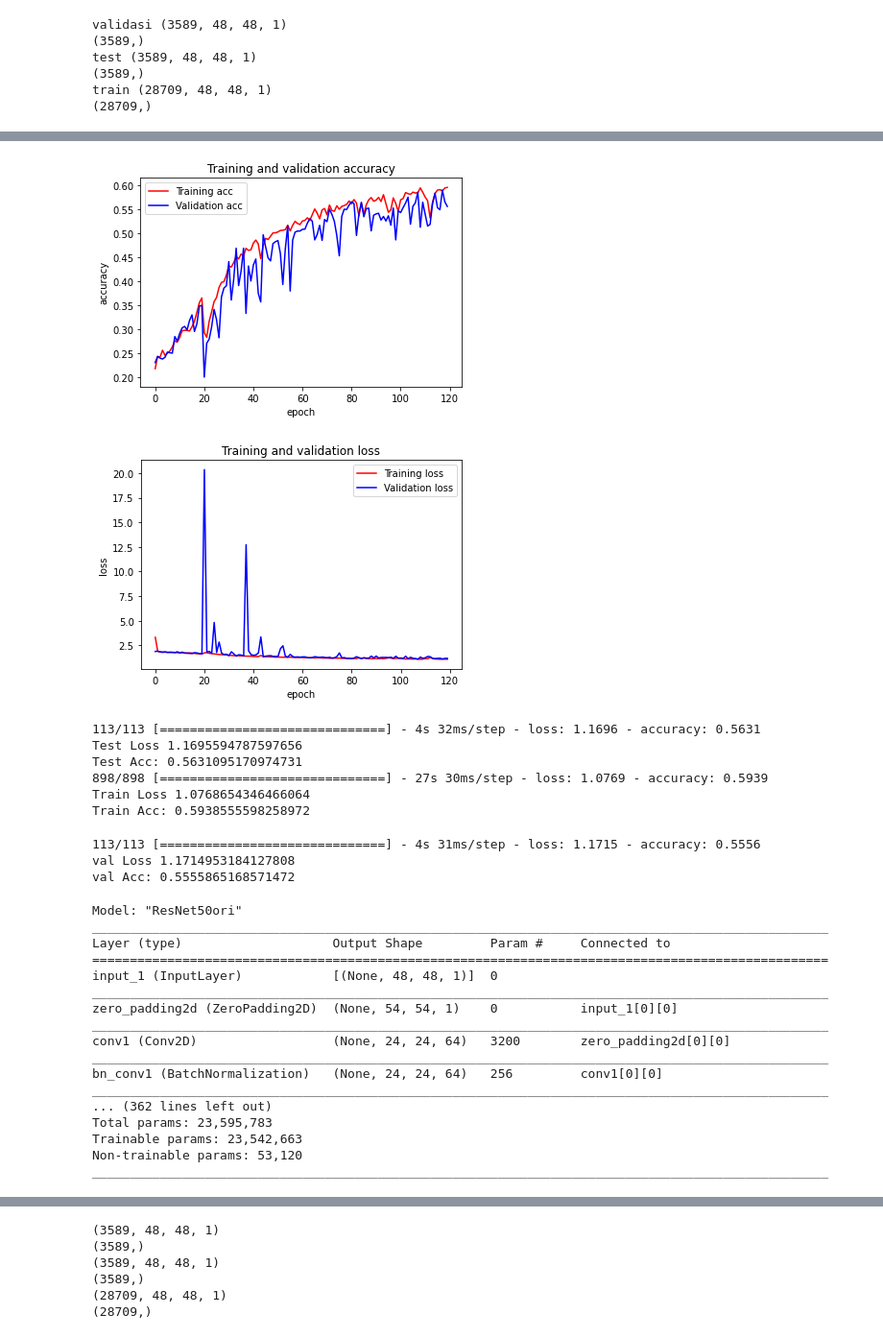
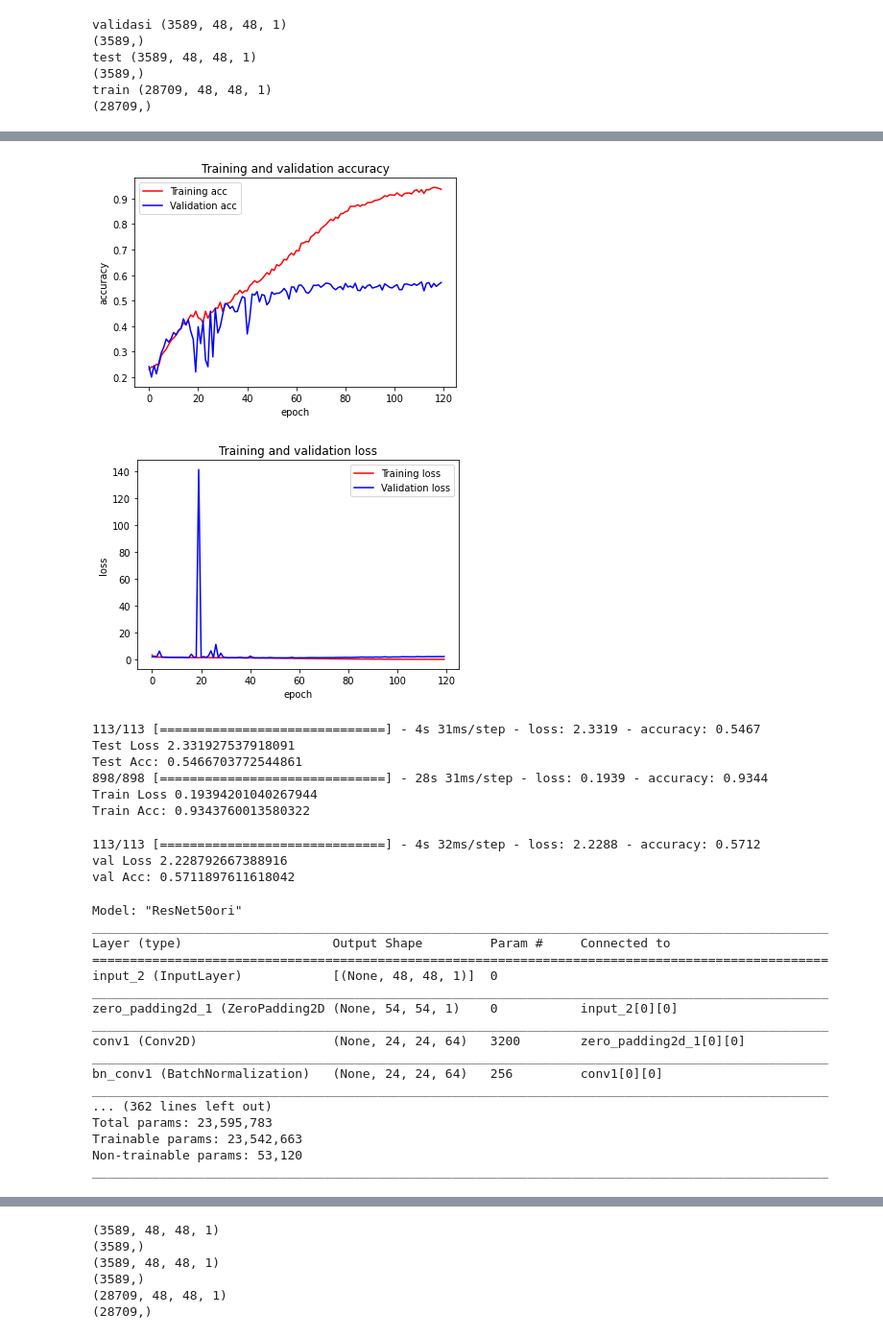
Before and after one commit to senapahlevi/FER2013_Resnet50_WeightNone, a Jupyter notebook: FER2013_Resnet50_weightnone_fixTrainTestVal.ipynb, the cells around one changed output, grey strips where cells are left out. Shown at 96% size. Cells and saved outputs as stored; diff of their text form; code cells hidden in the pictures.

Commit message:
Adam_LR=0.01_BS:128_epochs120_Noaug_resnet50ori_56%_overfitt

```diff
--- a/FER2013_Resnet50_weightnone_fixTrainTestVal.ipynb
+++ b/FER2013_Resnet50_weightnone_fixTrainTestVal.ipynb
@@ -332,13 +332,12 @@ faces, emotions = load_fer2013()
 faces = preprocess_input(faces)
 #xtrain, xtest,ytrain,ytest = train_test_split(faces, emotions,test_size=0.2,shuffle=True)
 #Data Augumentation
-data_generator = ImageDataGenerator(
+"""data_generator = ImageDataGenerator(
                         rotation_range=10,
                         shear_range = 10,
                         width_shift_range=0.1,
                         height_shift_range=0.1,
                         zoom_range=.1,
                         horizontal_flip=True,
-                        )
-"""data_generator = ImageDataGenerator( )
-"""
+                        )"""
+data_generator = ImageDataGenerator( )
@@ -499,31 +496,31 @@ Epoch 120/120
 # %%
 import matplotlib.pyplot as plt
 
-model.save('/content/drive/MyDrive/FER2013KaggleOri/fer2013/Resnet50Scracth/scratchcheckpoint/Fix_Model_resnet50oriAdamst120epochBS128_aug1.h5')
+model.save('/content/drive/MyDrive/FER2013KaggleOri/fer2013/Resnet50Scracth/scratchcheckpoint/Fix_Model_resnet50oriAdamst120epochBS128_noaug1.h5')
 
 #gffhgffkjkjdskjjkjkjkjhjhnnnhjhhu
 accuracy = history.history['accuracy']
 val_accuracy = history.history['val_accuracy']
 loss = history.history['loss']
 val_loss = history.history['val_loss']
 num_epochs = range(len(accuracy))
 plt.plot(num_epochs, accuracy, 'r', label='Training acc')
 plt.plot(num_epochs, val_accuracy, 'b', label='Validation acc')
 plt.title('Training and validation accuracy')
 plt.ylabel('accuracy')
 plt.xlabel('epoch')
 plt.legend()
 plt.figure()
 plt.plot(num_epochs, loss, 'r', label='Training loss')
 plt.plot(num_epochs, val_loss, 'b', label='Validation loss')
 plt.title('Training and validation loss')
 plt.ylabel('loss')
 plt.xlabel('epoch')
 plt.legend()
 plt.show()
 # %% [output]
-[figure, old version]
+[figure, new version]
-[figure, old version]
+[figure, new version]
 # %%
 testloss = model.evaluate(xtest, ytest)
 print("Test Loss " + str(testloss[0]))
@@ -532,23 +529,23 @@ trainloss = model.evaluate(xtrain, ytrain)
 print("Train Loss " + str(trainloss[0]))
 print("Train Acc: " + str(trainloss[1]))
 # %% [output]
-113/113 [==============================] - 4s 32ms/step - loss: 1.1696 - accuracy: 0.5631
-Test Loss 1.1695594787597656
-Test Acc: 0.5631095170974731
-898/898 [==============================] - 27s 30ms/step - loss: 1.0769 - accuracy: 0.5939
-Train Loss 1.0768654346466064
-Train Acc: 0.5938555598258972
+113/113 [==============================] - 4s 31ms/step - loss: 2.3319 - accuracy: 0.5467
+Test Loss 2.331927537918091
+Test Acc: 0.5466703772544861
+898/898 [==============================] - 28s 31ms/step - loss: 0.1939 - accuracy: 0.9344
+Train Loss 0.19394201040267944
+Train Acc: 0.9343760013580322
 # %%
 testlosz = model.evaluate(x_val, y_val)
 print("val Loss " + str(testlosz[0]))
 print("val Acc: " + str(testlosz[1]))
 # %% [output]
-113/113 [==============================] - 4s 31ms/step - loss: 1.1715 - accuracy: 0.5556
-val Loss 1.1714953184127808
-val Acc: 0.5555865168571472
+113/113 [==============================] - 4s 32ms/step - loss: 2.2288 - accuracy: 0.5712
+val Loss 2.228792667388916
+val Acc: 0.5711897611618042
 # %%
 from keras.models import load_model
-model_load = load_model('/content/drive/MyDrive/FER2013KaggleOri/fer2013/Resnet50Scracth/scratchcheckpoint/Fix_Model_resnet50oriAdamst120epochBS128_aug1.h5')
+model_load = load_model('/content/drive/MyDrive/FER2013KaggleOri/fer2013/Resnet50Scracth/scratchcheckpoint/Fix_Model_resnet50oriAdamst120epochBS128_noaug1.h5')
 
 model_load.summary()
 # %% [output]
@@ -556,11 +553,11 @@ Model: "ResNet50ori"
 __________________________________________________________________________________________________
 Layer (type)                    Output Shape         Param #     Connected to
 ==================================================================================================
-input_1 (InputLayer)            [(None, 48, 48, 1)]  0
+input_2 (InputLayer)            [(None, 48, 48, 1)]  0
 __________________________________________________________________________________________________
-zero_padding2d (ZeroPadding2D)  (None, 54, 54, 1)    0           input_1[0][0]
+zero_padding2d_1 (ZeroPadding2D (None, 54, 54, 1)    0           input_2[0][0]
 __________________________________________________________________________________________________
-conv1 (Conv2D)                  (None, 24, 24, 64)   3200        zero_padding2d[0][0]
+conv1 (Conv2D)                  (None, 24, 24, 64)   3200        zero_padding2d_1[0][0]
 __________________________________________________________________________________________________
 bn_conv1 (BatchNormalization)   (None, 24, 24, 64)   256         conv1[0][0]
 __________________________________________________________________________________________________
```
Also changed, not shown: parts of 9 cells of this notebook.
